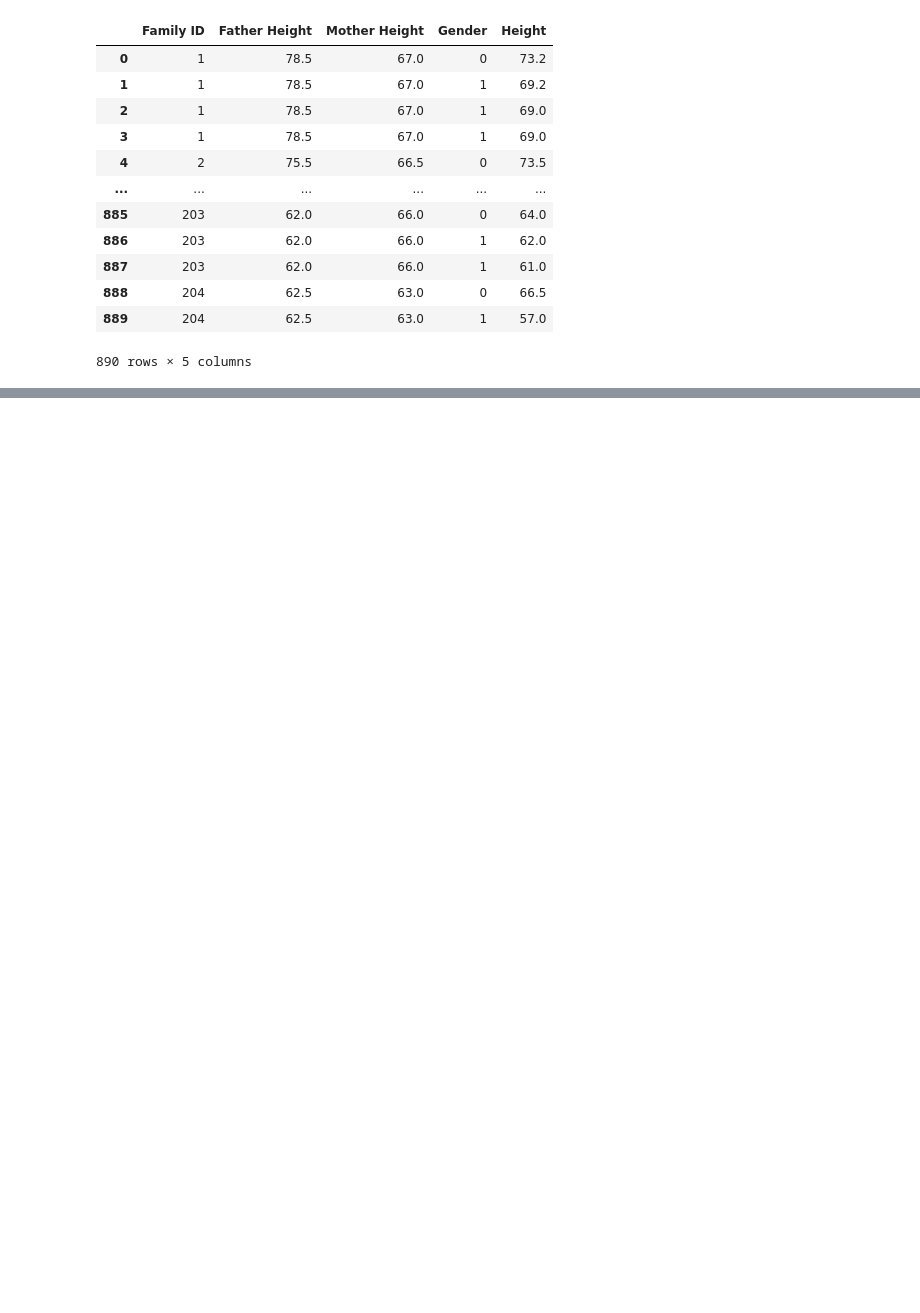
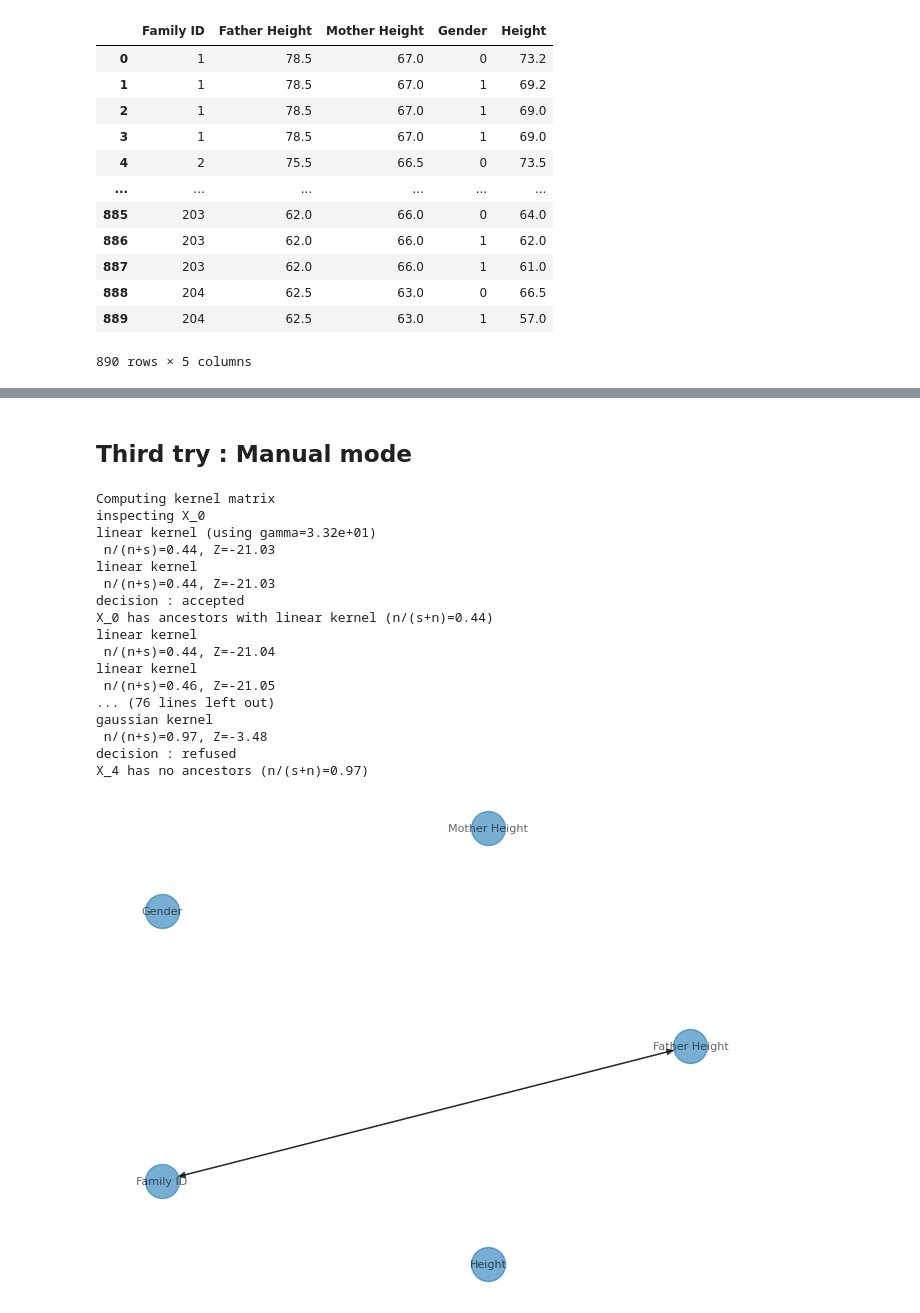
Before and after one commit to PauBatlle/GraphDiscovery, a Jupyter notebook: Galton Family height.ipynb, the cells around one changed output, grey strips where cells are left out. Drawn from its saved outputs; the diff is of its cells as text; code cells hidden in the pictures; blank space fills up the shorter version.

```diff
--- a/Galton Family height.ipynb
+++ b/Galton Family height.ipynb
@@ -77,0 +108,35 @@ Height has ancestors with linear kernel (Z test=0.01)
+# %% [markdown]
+## Third try : Manual mode
+# %%
+names=onp.array(df.columns)
+onp.random.shuffle(names)
+df_mystery=df[names]
+
+X_shuffled=df_mystery.to_numpy()
+X_shuffled=(X_shuffled-onp.mean(X_shuffled,axis=0))/onp.std(X_shuffled,axis=0)
+graph_discovery_3=GraphDiscoveryNew(X_shuffled.T,beta,onp.array([f'X_{k}' for k in range(len(names))]),l=1)
+for node in graph_discovery_3.names:
+    print(f'inspecting {node}')
+    graph_discovery_3.find_ancestors(node,gamma='auto',kPCA='no',acceptation_logic='manual')
+    print('\n')
+graph_discovery_3.G=nx.relabel_nodes(graph_discovery_3.G, {old:new for old,new in zip(graph_discovery_3.names,names)})
+graph_discovery_3.plot_graph()
+# %% [output]
+Computing kernel matrix
+inspecting X_0
+linear kernel (using gamma=3.32e+01)
+ n/(n+s)=0.44, Z=-21.03
+linear kernel
+ n/(n+s)=0.44, Z=-21.03
+decision : accepted
+X_0 has ancestors with linear kernel (n/(s+n)=0.44)
+linear kernel
+ n/(n+s)=0.44, Z=-21.04
+linear kernel
+ n/(n+s)=0.46, Z=-21.05
+... (76 lines left out)
+gaussian kernel
+ n/(n+s)=0.97, Z=-3.48
+decision : refused
+X_4 has no ancestors (n/(s+n)=0.97)
+[figure, added]
```
Also changed, not shown: parts of 9 cells of this notebook, 2 other files.
